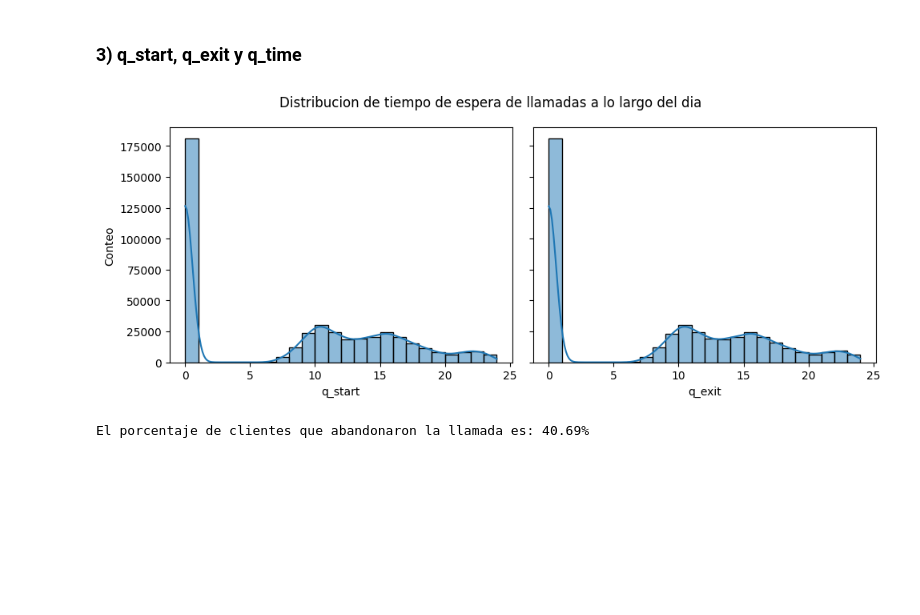
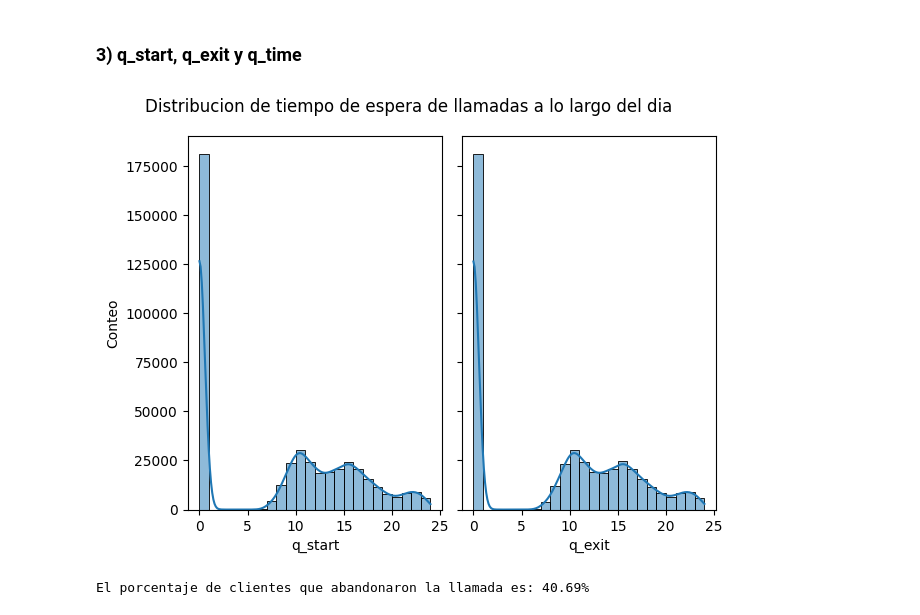
Before and after one commit to ASGuzman/Proyecto, a Jupyter notebook: Notebook.ipynb, the cells around one changed output. Cells and saved outputs as stored; diff of their text form; code cells hidden in the pictures; blank space fills up the shorter version.

```diff
--- a/Notebook.ipynb
+++ b/Notebook.ipynb
@@ -261,17 +259,17 @@ En este caso se verifica que los meses que se recibieron menos llamados son ener
 # %% [markdown]
 ### 3) q_start, q_exit y q_time
 # %%
-fig, (ax1, ax2) = plt.subplots(1, 2, figsize=(10, 4), sharey=True)
+fig, (ax1, ax2) = plt.subplots(1, 2, sharey=True)
 sns.histplot(data=archivo, x=(archivo['q_start'] - archivo['q_start'].dt.normalize()) / pd.Timedelta(hours=1), bins=24, kde=True, ax=ax1)
 sns.histplot(data=archivo, x=(archivo['q_exit'] - archivo['q_exit'].dt.normalize()) / pd.Timedelta(hours=1), bins=24, kde=True, ax=ax2)
 
 ax1.set_xlabel('q_start') ; ax1.set_ylabel('Conteo')
 ax2.set_xlabel('q_exit')
 plt.suptitle('Distribucion de tiempo de espera de llamadas a lo largo del dia ')
 plt.tight_layout()
 plt.show()
 # %% [output]
-[figure, old version]
+[figure, new version]
 # %%
 conteo_medianoche = (archivo['q_start'].dt.time == pd.to_datetime('00:00:00').time()).sum()
 total_llamadas = archivo['q_start'].count()
```
Also changed, not shown: parts of 4 cells of this notebook.
